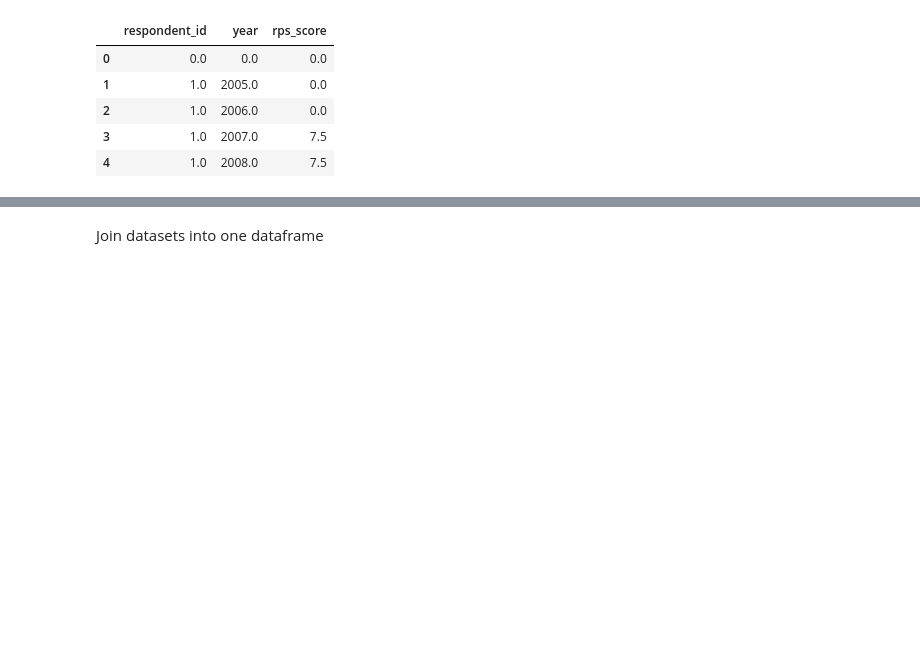
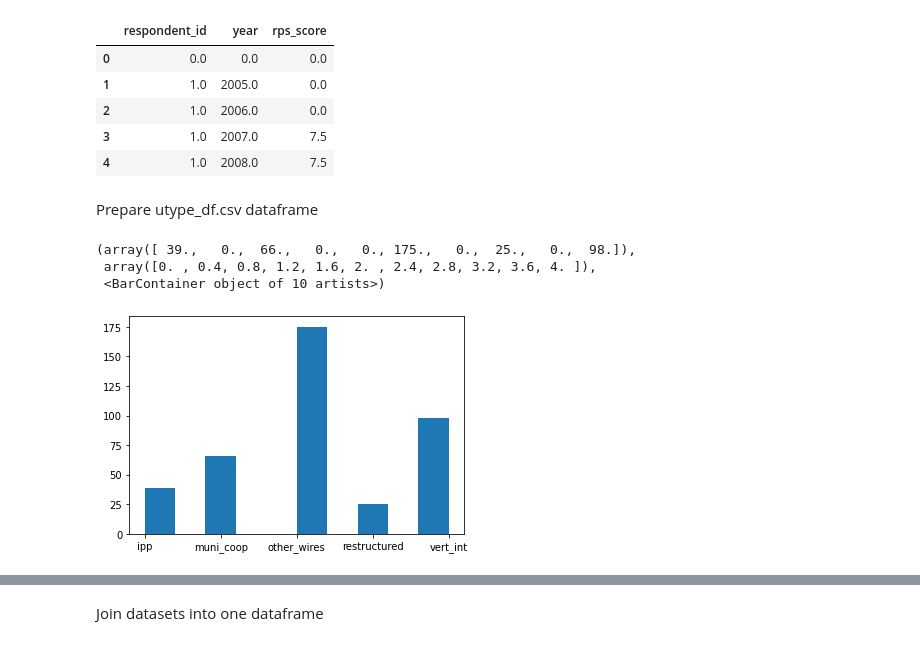
Before and after one commit to 2elle2/rmi-project, a Jupyter notebook: model/02_data_processing.ipynb, the cells around one changed output, grey strips where cells are left out. Cells and saved outputs as stored; diff of their text form; code cells hidden in the pictures; blank space fills up the shorter version.

```diff
--- a/model/02_data_processing.ipynb
+++ b/model/02_data_processing.ipynb
@@ -327,3 +329,17 @@ rps_usm_prepared_df.head()
 | 2 | 1.0 | 2006.0 | 0.0 |
 | 3 | 1.0 | 2007.0 | 7.5 |
 | 4 | 1.0 | 2008.0 | 7.5 |
+# %% [markdown]
+Prepare utype_df.csv dataframe
+# %%
+utype_prepared_df = utype_df.copy()
+utype_prepared_df = utype_prepared_df[['respondent_id', 'utype']]
+#utype: ipp is independent power producers, other_wires is other and wires, vert_int is vertically integrated,
+#restructured, muni_coop is munis and coops
+utype_prepared_df.describe
+plt.hist(utype_prepared_df['utype'])
+# %% [output]
+(array([ 39.,   0.,  66.,   0.,   0., 175.,   0.,  25.,   0.,  98.]),
+ array([0. , 0.4, 0.8, 1.2, 1.6, 2. , 2.4, 2.8, 3.2, 3.6, 4. ]),
+ <BarContainer object of 10 artists>)
+[figure, added]
```
Also changed, not shown: parts of 6 cells of this notebook, 3 other files.
